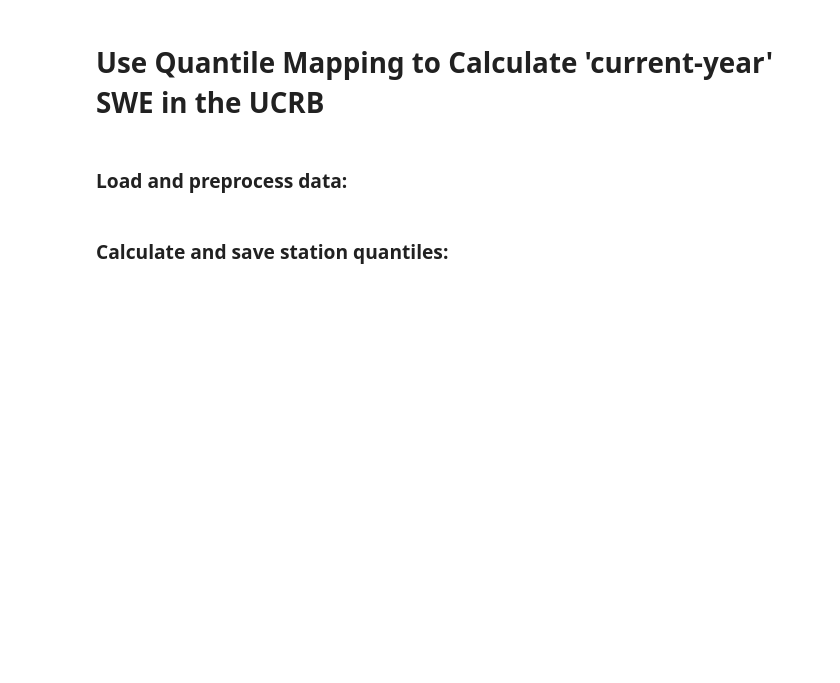
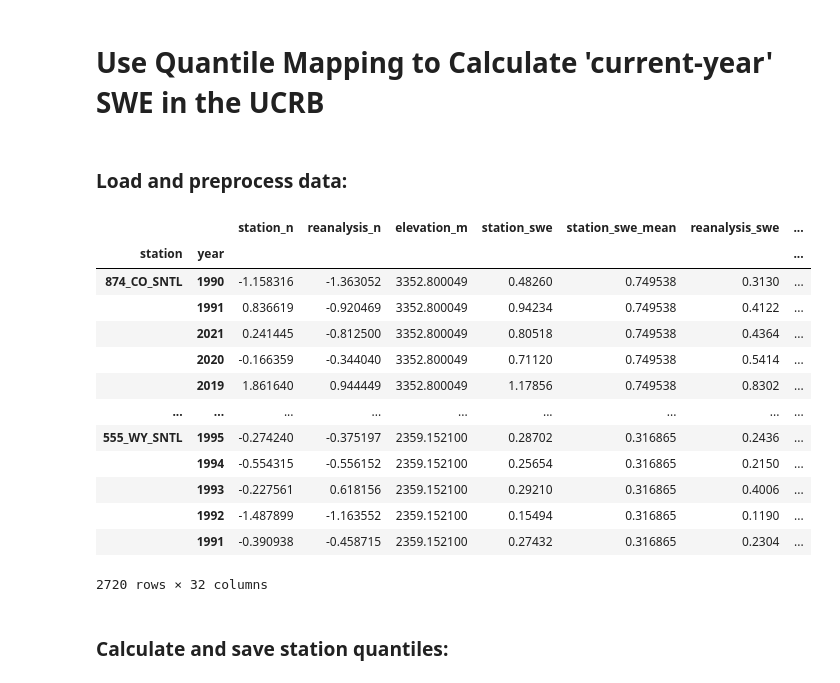
Before and after one commit to bessoh2/correlated-domains, a Jupyter notebook: notebooks/quantile_mapping_gridded.ipynb, the cells around one changed output. Cells and saved outputs as stored; diff of their text form; code cells hidden in the pictures; blank space fills up the shorter version.

```diff
--- a/notebooks/quantile_mapping_gridded.ipynb
+++ b/notebooks/quantile_mapping_gridded.ipynb
@@ -24,6 +22,23 @@ nearest_station_sc_4326 = xr.open_dataset('../data/calculated_swe/nearest_statio
 nearest_station_sc_4326 = nearest_station_sc_4326.__xarray_dataarray_variable__
 # %%
 stations_ucrb = stations.clip(ucrb)
+# %%
+stations_ucrb
+# %% [output]
+|  |  | station_n | reanalysis_n | elevation_m | station_swe | station_swe_mean | reanalysis_swe | ... |
+| station | year |  |  |  |  |  |  | ... |
+| 874_CO_SNTL | 1990 | -1.158316 | -1.363052 | 3352.800049 | 0.48260 | 0.749538 | 0.3130 | ... |
+|  | 1991 | 0.836619 | -0.920469 | 3352.800049 | 0.94234 | 0.749538 | 0.4122 | ... |
+|  | 2021 | 0.241445 | -0.812500 | 3352.800049 | 0.80518 | 0.749538 | 0.4364 | ... |
+|  | 2020 | -0.166359 | -0.344040 | 3352.800049 | 0.71120 | 0.749538 | 0.5414 | ... |
+|  | 2019 | 1.861640 | 0.944449 | 3352.800049 | 1.17856 | 0.749538 | 0.8302 | ... |
+| ... | ... | ... | ... | ... | ... | ... | ... | ... |
+| 555_WY_SNTL | 1995 | -0.274240 | -0.375197 | 2359.152100 | 0.28702 | 0.316865 | 0.2436 | ... |
+|  | 1994 | -0.554315 | -0.556152 | 2359.152100 | 0.25654 | 0.316865 | 0.2150 | ... |
+|  | 1993 | -0.227561 | 0.618156 | 2359.152100 | 0.29210 | 0.316865 | 0.4006 | ... |
+|  | 1992 | -1.487899 | -1.163552 | 2359.152100 | 0.15494 | 0.316865 | 0.1190 | ... |
+|  | 1991 | -0.390938 | -0.458715 | 2359.152100 | 0.27432 | 0.316865 | 0.2304 | ... |
+2720 rows × 32 columns
 # %%
 stations_1yr = stations_ucrb[stations_ucrb.index.get_level_values(1) == 1990]
 stations_1yr = stations_1yr.reset_index(level=1, drop=True)
```
Also changed, not shown: parts of 13 cells of this notebook, 9 other files.
